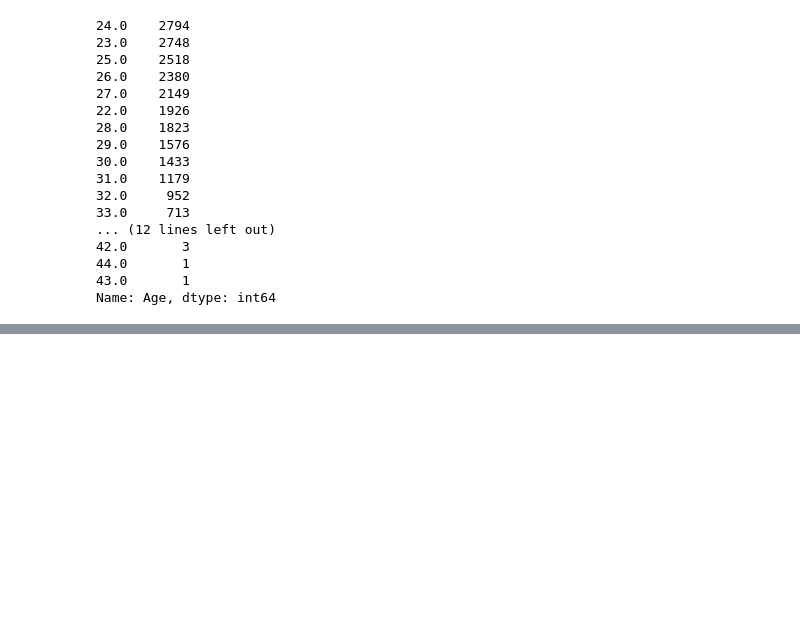
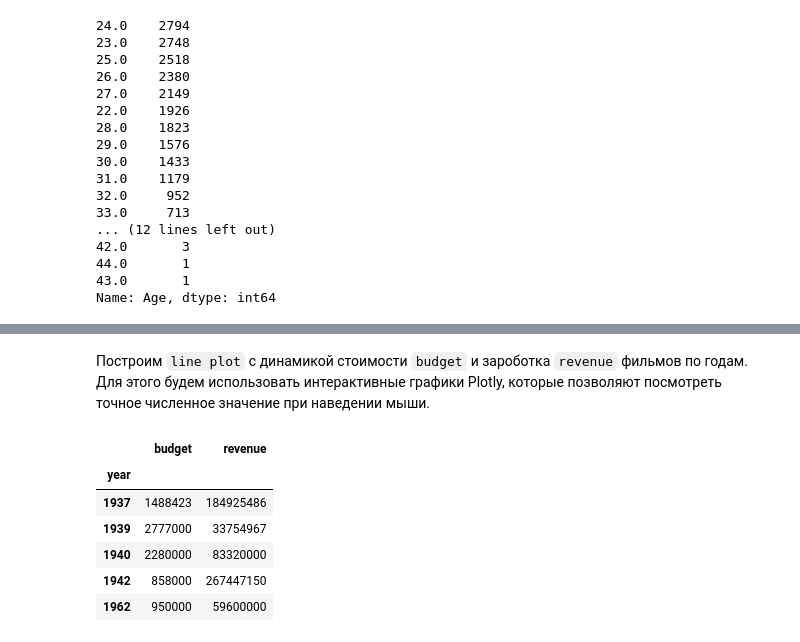
Before and after one commit to smayluk/ds-tasks, a Jupyter notebook: 12/task.ipynb, the cells around one changed output, grey strips where cells are left out. Saved outputs shown, nothing was run; the diff lists cells and outputs as text; code cells hidden in the pictures; blank space fills up the shorter version.

```diff
--- a/12/task.ipynb
+++ b/12/task.ipynb
@@ -42,0 +54,3 @@ plt.show()
+# %%
+df2 = pd.read_csv('tmdb_5000_movies.csv')
+df2 = df2.dropna()
@@ -42,0 +83,20 @@ plt.show()
+# %% [markdown]
+Построим `line plot` с динамикой стоимости `budget` и зароботка `revenue` фильмов по годам.
+Для этого будем использовать интерактивные графики Plotly, которые позволяют посмотреть точное численное значение при наведении мыши.
+# %%
+df2['year'] = pd.to_datetime(df2["release_date"] ).dt.year
+# %%
+budget_years_df = df2.groupby('year')[['budget']].sum()
+# %%
+revenue_years_df = df2.groupby('year')[['revenue']].sum()
+# %%
+years_df = budget_years_df.join(revenue_years_df)
+years_df.head()
+# %% [output]
+|  | budget | revenue |
+| year |  |  |
+| 1937 | 1488423 | 184925486 |
+| 1939 | 2777000 | 33754967 |
+| 1940 | 2280000 | 83320000 |
+| 1942 | 858000 | 267447150 |
+| 1962 | 950000 | 59600000 |
```
Also changed, not shown: parts of 20 cells of this notebook, 1 other file.
